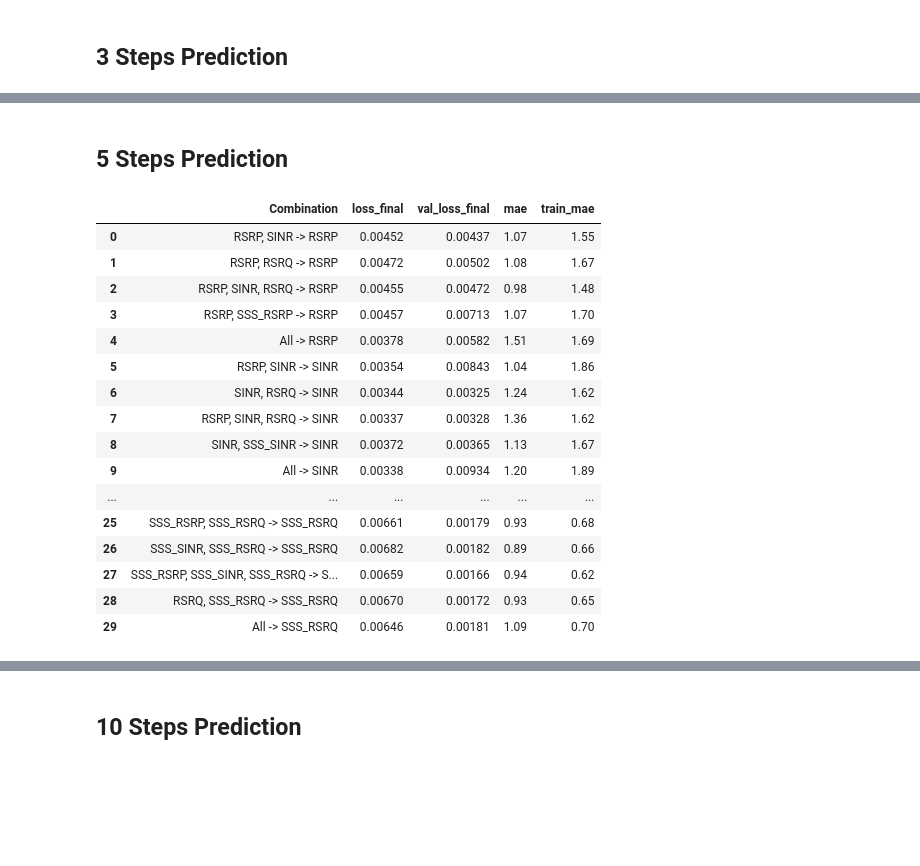
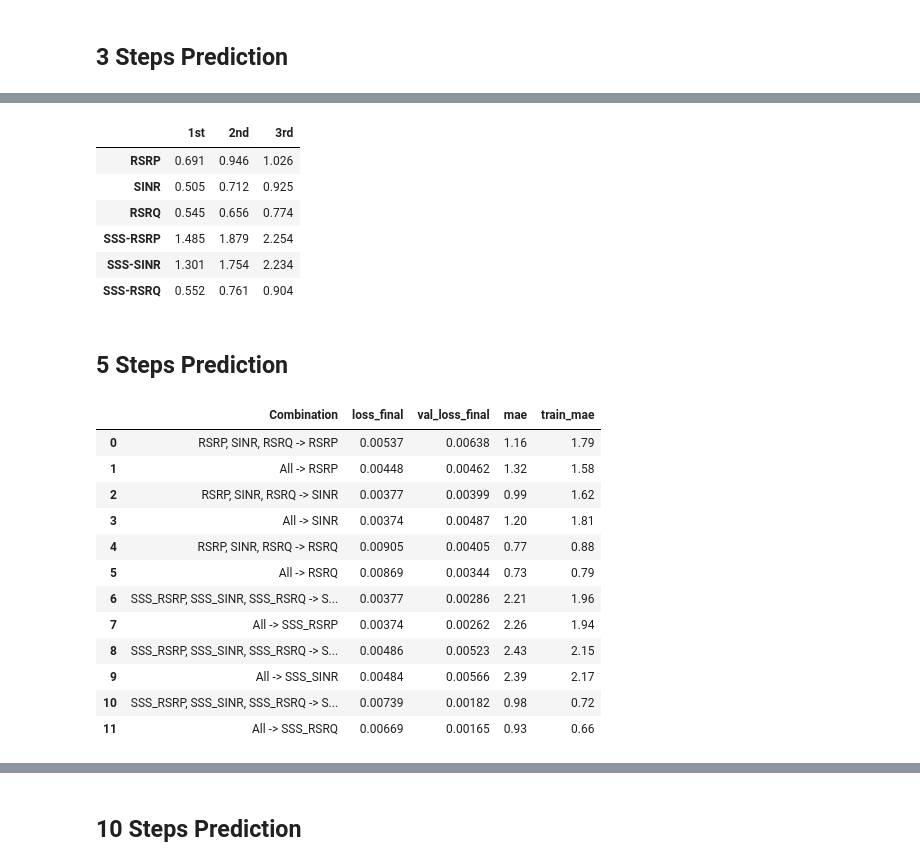
Before and after one commit to ihneskarbovik/master, a Jupyter notebook: test18_lstm_multiple_output.ipynb, the cells around one changed output, grey strips where cells are left out. Saved outputs shown, nothing was run; the diff lists cells and outputs as text; code cells hidden in the pictures; blank space fills up the shorter version.

```diff
--- a/test18_lstm_multiple_output.ipynb
+++ b/test18_lstm_multiple_output.ipynb
@@ -289,20 +363,23 @@ overlap_4 = ['Ping_UNIDATA_4G5G_TIM_Driving_Luca',
              'Interactivity_gaming_4G5G_TIM_Driving_Luca',
              'Capacity_Ookla_4G5G_Tim_Driving_Luca']
 # %%
-train = read_dataset('datasets/Op1_merged.csv', campaigns=[overlap_1[0]])
-test = read_dataset('datasets/Op1_merged.csv', campaigns=[overlap_1[1]])
+train = read_dataset('datasets/Op1_merged.csv', campaigns=[overlap_1[1]])
+test = read_dataset('datasets/Op1_merged.csv', campaigns=[overlap_1[0]])
+operator = 'Operator 1'
 # %% [markdown]
 ## 2 Steps prediction
 # %%
 target_features = ['RSRP', 'SINR', 'RSRQ', 'SSS_RSRP', 'SSS_SINR', 'SSS_RSRQ']
 feature_selection = [#['RSRP'], ['SINR'], ['RSRQ'],
-                     ['RSRP', 'SINR'], ['RSRP', 'RSRQ'], ['SINR', 'RSRQ'], ['RSRP', 'SINR', 'RSRQ'],
+                    #  ['RSRP', 'SINR'], ['RSRP', 'RSRQ'], ['SINR', 'RSRQ'],
+                     ['RSRP', 'SINR', 'RSRQ'],
                      #['SSS_RSRP'], ['SSS_SINR'], ['SSS_RSRQ'],
-                     ['SSS_RSRP', 'SSS_SINR'], ['SSS_RSRP', 'SSS_RSRQ'], ['SSS_SINR', 'SSS_RSRQ'], ['SSS_RSRP', 'SSS_SINR', 'SSS_RSRQ'],
-                     ['RSRP', 'SSS_RSRP'], ['SINR', 'SSS_SINR'], ['RSRQ', 'SSS_RSRQ'],
+                    #  ['SSS_RSRP', 'SSS_SINR'], ['SSS_RSRP', 'SSS_RSRQ'], ['SSS_SINR', 'SSS_RSRQ'],
+                     ['SSS_RSRP', 'SSS_SINR', 'SSS_RSRQ'],
+                    #  ['RSRP', 'SSS_RSRP'], ['SINR', 'SSS_SINR'], ['RSRQ', 'SSS_RSRQ'],
                      ['RSRP', 'SINR', 'RSRQ', 'SSS_RSRP', 'SSS_SINR', 'SSS_RSRQ']]
 # %%
-n_steps_in = 8
+n_steps_in = 2
 n_steps_out = 2
 
 lstm_results = {}
@@ -433,7 +440,7 @@ plt.show()
 # %% [markdown]
 ## 3 Steps Prediction
 # %%
-n_steps_in = 10
+n_steps_in = 3
 n_steps_out = 3
 
 lstm_results = {}
@@ -564,44 +488,50 @@ plt.show()
+# %%
+mae_each_step
+# %% [output]
+|  | 1st | 2nd | 3rd |
+| RSRP | 0.691 | 0.946 | 1.026 |
+| SINR | 0.505 | 0.712 | 0.925 |
+| RSRQ | 0.545 | 0.656 | 0.774 |
+| SSS-RSRP | 1.485 | 1.879 | 2.254 |
+| SSS-SINR | 1.301 | 1.754 | 2.234 |
+| SSS-RSRQ | 0.552 | 0.761 | 0.904 |
 # %% [markdown]
 ## 5 Steps Prediction
 # %%
-n_steps_in = 15
+n_steps_in = 5
 n_steps_out = 5
 
 lstm_results = {}
 
 for target in target_features:
     for features in feature_selection:
         if features.__contains__(target):
             used_features = ''
             if len(features) == 6:
                 used_features = 'All'
             else:
                 used_features = ', '.join(features)
             used_features = used_features + ' -> ' + target
             features.append('campaign')
             warnings.simplefilter(action='ignore', category=pd.errors.SettingWithCopyWarning)
             lstm_results[used_features] = long_short_term_memory(train=train[features], test=test[features], target_feature=target, features=features, n_steps_in=n_steps_in, n_steps_out=n_steps_out, campaigns=train['campaign'].unique().tolist(), test_campaigns=test['campaign'].unique().tolist(), n_first_units=n_first_units, n_second_units=n_second_units)
             df_lstm_results = pd.DataFrame.from_dict(lstm_results, orient='index')
 
 df_lstm_results.reset_index(inplace=True)
 df_lstm_results.rename(columns={'index': 'Combination'}, inplace=True)
 df_lstm_results = df_lstm_results.drop(['y_pred', 'y_true', 'train_pred', 'train_true', 'loss', 'val_loss', 'list_mae', 'train_list_mae'], axis=1)
 df_lstm_results
 # %% [output]
 |  | Combination | loss_final | val_loss_final | mae | train_mae |
-| 0 | RSRP, SINR -> RSRP | 0.00452 | 0.00437 | 1.07 | 1.55 |
-| 1 | RSRP, RSRQ -> RSRP | 0.00472 | 0.00502 | 1.08 | 1.67 |
-| 2 | RSRP, SINR, RSRQ -> RSRP | 0.00455 | 0.00472 | 0.98 | 1.48 |
-| 3 | RSRP, SSS_RSRP -> RSRP | 0.00457 | 0.00713 | 1.07 | 1.70 |
-| 4 | All -> RSRP | 0.00378 | 0.00582 | 1.51 | 1.69 |
-| 5 | RSRP, SINR -> SINR | 0.00354 | 0.00843 | 1.04 | 1.86 |
-| 6 | SINR, RSRQ -> SINR | 0.00344 | 0.00325 | 1.24 | 1.62 |
-| 7 | RSRP, SINR, RSRQ -> SINR | 0.00337 | 0.00328 | 1.36 | 1.62 |
-| 8 | SINR, SSS_SINR -> SINR | 0.00372 | 0.00365 | 1.13 | 1.67 |
-| 9 | All -> SINR | 0.00338 | 0.00934 | 1.20 | 1.89 |
-| ... | ... | ... | ... | ... | ... |
-| 25 | SSS_RSRP, SSS_RSRQ -> SSS_RSRQ | 0.00661 | 0.00179 | 0.93 | 0.68 |
-| 26 | SSS_SINR, SSS_RSRQ -> SSS_RSRQ | 0.00682 | 0.00182 | 0.89 | 0.66 |
-| 27 | SSS_RSRP, SSS_SINR, SSS_RSRQ -> S... | 0.00659 | 0.00166 | 0.94 | 0.62 |
-| 28 | RSRQ, SSS_RSRQ -> SSS_RSRQ | 0.00670 | 0.00172 | 0.93 | 0.65 |
-| 29 | All -> SSS_RSRQ | 0.00646 | 0.00181 | 1.09 | 0.70 |
+| 0 | RSRP, SINR, RSRQ -> RSRP | 0.00537 | 0.00638 | 1.16 | 1.79 |
+| 1 | All -> RSRP | 0.00448 | 0.00462 | 1.32 | 1.58 |
+| 2 | RSRP, SINR, RSRQ -> SINR | 0.00377 | 0.00399 | 0.99 | 1.62 |
+| 3 | All -> SINR | 0.00374 | 0.00487 | 1.20 | 1.81 |
+| 4 | RSRP, SINR, RSRQ -> RSRQ | 0.00905 | 0.00405 | 0.77 | 0.88 |
+| 5 | All -> RSRQ | 0.00869 | 0.00344 | 0.73 | 0.79 |
+| 6 | SSS_RSRP, SSS_SINR, SSS_RSRQ -> S... | 0.00377 | 0.00286 | 2.21 | 1.96 |
+| 7 | All -> SSS_RSRP | 0.00374 | 0.00262 | 2.26 | 1.94 |
+| 8 | SSS_RSRP, SSS_SINR, SSS_RSRQ -> S... | 0.00486 | 0.00523 | 2.43 | 2.15 |
+| 9 | All -> SSS_SINR | 0.00484 | 0.00566 | 2.39 | 2.17 |
+| 10 | SSS_RSRP, SSS_SINR, SSS_RSRQ -> S... | 0.00739 | 0.00182 | 0.98 | 0.72 |
+| 11 | All -> SSS_RSRQ | 0.00669 | 0.00165 | 0.93 | 0.66 |
```
Also changed, not shown: parts of 46 cells of this notebook.
